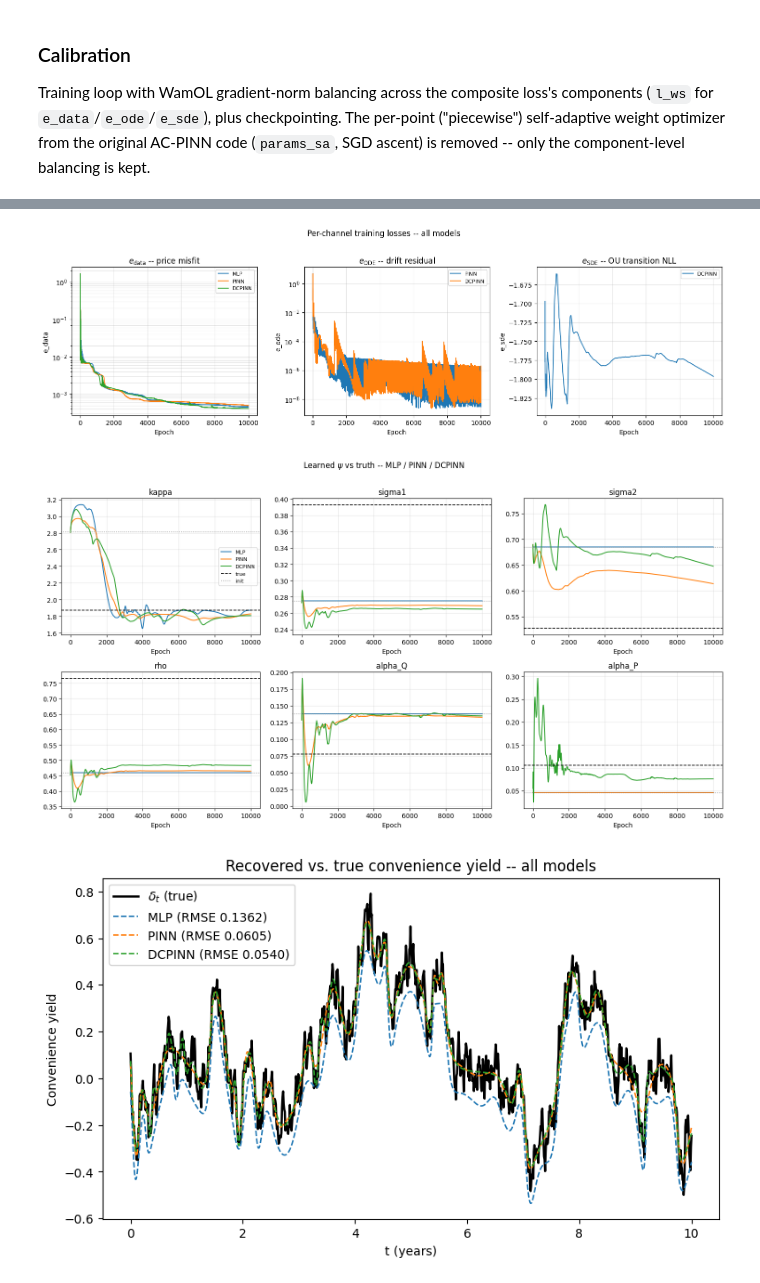
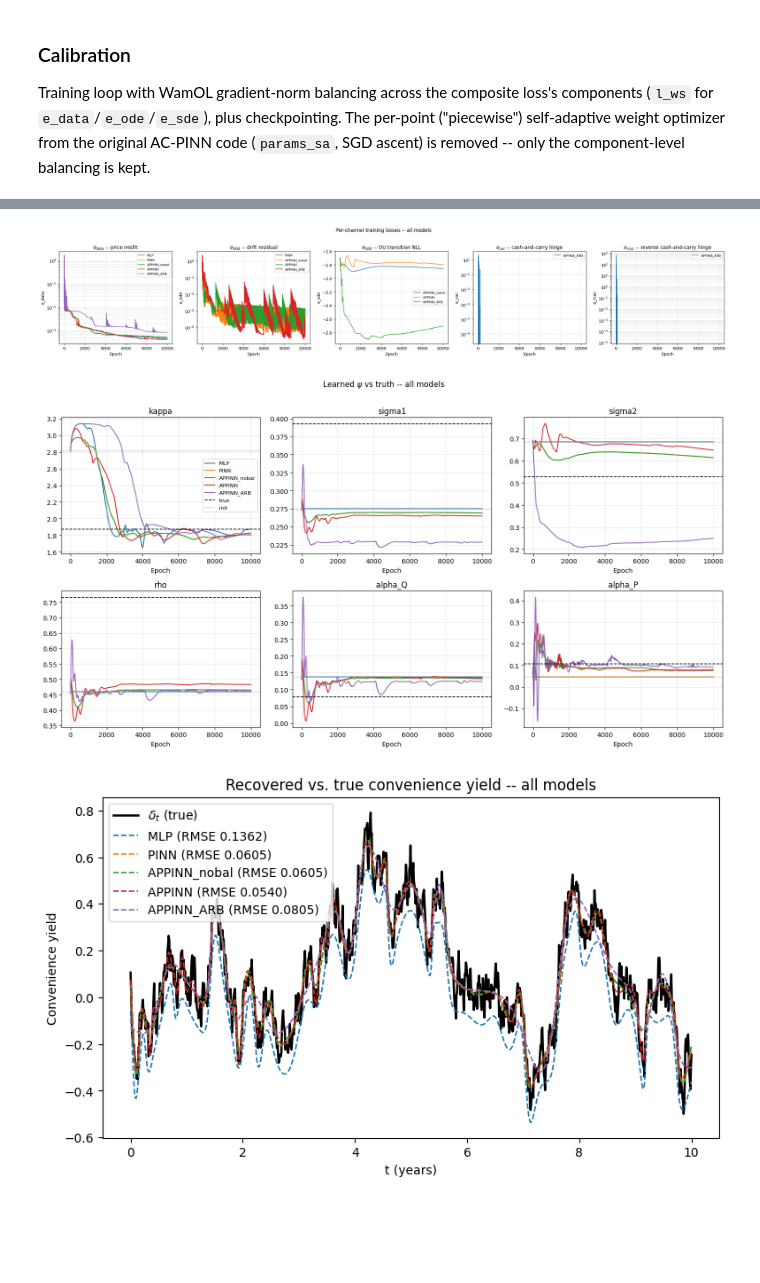
Before and after one commit to Metahemeralism/AP-PEN, a Jupyter notebook: notebooks/PINN_implementation.ipynb, the cells around one changed output, grey strips where cells are left out. Cells and saved outputs as stored; diff of their text form; code cells hidden in the pictures; blank space fills up the shorter version.

```diff
--- a/notebooks/PINN_implementation.ipynb
+++ b/notebooks/PINN_implementation.ipynb
@@ -543,7 +528,8 @@ def make_loss_fn(components):
 loss_fn_lb = {
     "MLP": make_loss_lb(["e_data"]), # data-misfit only
     "PINN": make_loss_lb(["e_data", "e_ode"]), # simple PINN
-    "DCPINN": make_loss_lb(["e_data", "e_ode", "e_sde"]), # full DC-PINN/ AC-PINN extended architecture
+    "APPINN": make_loss_lb(["e_data", "e_ode", "e_sde"]), # full AP-PINN architecture: e_data + e_ode + e_sde
+    "APPINN_ARB": make_loss_lb(["e_data", "e_ode", "e_sde", "e_cac", "e_rcac"]), # + no-arb hinges
 }
 
 loss_fn = {k: make_loss_fn(k) for k in loss_fn_lb}
@@ -778,8 +739,8 @@ DCPINN calibration------>
 # # ...existing code...
 # %%
 # compute summary metrics for each model
-for fns, config in zip([fns_DCPINN],
-                       [config_DCPINN]):
+for fns, config in zip([fns_MLP, fns_PINN, fns_APPINN_nobal, fns_APPINN, fns_APPINN_ARB],
+                       [config_MLP, config_PINN, config_APPINN_nobal, config_APPINN, config_APPINN_ARB]):
     err, metrics = error(fns, data, mesh)
     print(f"Metrics for {run_tag(config)}:")
     for k, v in metrics.items():
@@ -808,8 +782,8 @@ e_true = jnp.mean(nll_v(delta_true[:-1], delta_true[1:], dt,
                         kappa_P, alpha_P, sigma2_P))
 
 print(f"floor (deterministic) {floor:+.4f}   true path {e_true:+.4f}\n")
-for fns, config in zip([fns_DCPINN],
-                       [config_DCPINN]):
+for fns, config in zip([fns_MLP, fns_PINN, fns_APPINN_nobal, fns_APPINN, fns_APPINN_ARB],
+                       [config_MLP, config_PINN, config_APPINN_nobal, config_APPINN, config_APPINN_ARB]):
     _, metrics = error(fns, data, mesh)
     e = metrics['e_sde']
     print(f"{run_tag(config):14s} e_sde {e:+.4f}  retained "
@@ -822,8 +800,8 @@ DCPINN         e_sde -1.7965  retained  46.0%
 y = delta_true
 sy = jnp.std(y)
 
-for fns, config in zip([fns_DCPINN],
-                       [config_DCPINN]):
+for fns, config in zip([fns_MLP, fns_PINN, fns_APPINN_nobal, fns_APPINN, fns_APPINN_ARB],
+                       [config_MLP, config_PINN, config_APPINN_nobal, config_APPINN, config_APPINN_ARB]):
     _, delta_hat_fn, _, _ = fns
     d  = vmap(delta_hat_fn)(t_train)
 
@@ -853,36 +836,32 @@ ORDER = ["kappa", "sigma1", "sigma2", "rho", "alpha_Q", "alpha_P"]
 
 
 def _load_history(tag):
-    # history entries are (epoch, loss, metric, psi_snapshot); psi added when psi
-    # became a learned leaf.
+    # psi_snapshot is history[3], added once psi became a learned leaf
     with open(f'../data/output/results/results_{tag}.pkl', 'rb') as f:
         return pickle.load(f)['history']
 
 
-def plot_training_history_composite(configs, save_path=None):
-    """Per-channel losses (one panel per channel), all models overlaid.
-
-    Plots the UNWEIGHTED per-channel means stored in each run's history (the
-    `metric` dict), not the WamOL-weighted total. A model is drawn in a channel
-    only if it optimises that channel (init_l_ws).
-    """
-    channels = ['e_data', 'e_ode', 'e_sde']
-    yscale = {'e_data': 'log', 'e_ode': 'log', 'e_sde': 'linear'}
+def plot_training_history_composite(configs, histories, save_path=None):
+    """Per-channel losses (unweighted means), one panel per channel, all models overlaid."""
+    channels = ['e_data', 'e_ode', 'e_sde', 'e_cac', 'e_rcac']
+    yscale = {'e_data': 'log', 'e_ode': 'log', 'e_sde': 'linear', 'e_cac': 'log', 'e_rcac': 'log'}
     titles = {
         'e_data': r'$e_{\mathrm{data}}$ -- price misfit',
         'e_ode':  r'$e_{\mathrm{ODE}}$ -- drift residual',
         'e_sde':  r'$e_{\mathrm{SDE}}$ -- OU transition NLL',
+        'e_cac':  r'$e_{\mathrm{cac}}$ -- cash-and-carry hinge',
+        'e_rcac': r'$e_{\mathrm{rcac}}$ -- reverse cash-and-carry hinge',
     }
     runs = {}
     for config in configs:
         tag = run_tag(config)
-        hist = _load_history(tag)
+        hist = histories[tag]
         epochs  = [h[0] for h in hist]
         metrics = [h[2] for h in hist]
-        series  = {k: [float(m[k]) for m in metrics] for k in metrics[0]}
+        series  = {k: [m[k] for m in metrics] for k in metrics[0]}
         runs[tag] = (epochs, series, set(init_l_ws[config.loss_str]))
 
-    fig, axes = plt.subplots(1, len(channels), figsize=(15, 4.5))
+    fig, axes = plt.subplots(1, len(channels), figsize=(24, 4.5))
     for ax, ch in zip(axes, channels):
         for tag, (epochs, series, trained) in runs.items():
             if ch in trained and ch in series:
@@ -896,34 +875,30 @@ def plot_training_history_composite(configs, save_path=None):
     plt.show(); plt.close()
 
 
-def plot_psi_trajectories(configs, save_path=None):
-    """Learned psi vs truth over training, one panel per parameter.
-
-    A trajectory that sits on its (grey) init line is a parameter that model's
-    channels do not identify.
-    """
+def plot_psi_trajectories(configs, histories, save_path=None):
+    """Learned psi vs truth over training, one panel per parameter."""
     fig, axes = plt.subplots(2, 3, figsize=(15, 8))
     for ax, p in zip(axes.ravel(), ORDER):
         for config in configs:
             tag = run_tag(config)
-            hist = _load_history(tag)
+            hist = histories[tag]
             ax.plot([h[0] for h in hist], [h[3][p] for h in hist], lw=1.4, label=tag)
         ax.axhline(PSI_TRUE[p], color='black', ls='--', lw=1.2, label='true')
         ax.axhline(PSI_INIT[p], color='grey', ls=':', lw=1.0, label='init')
         ax.set_title(p); ax.set_xlabel('Epoch'); ax.grid(alpha=0.3)
         if p == ORDER[0]:
             ax.legend(fontsize=8)
-    fig.suptitle(r'Learned $\psi$ vs truth -- MLP / PINN / DCPINN', y=1.01)
+    fig.suptitle(r'Learned $\psi$ vs truth -- all models', y=1.01)
     fig.tight_layout()
     if save_path:
         plt.savefig(save_path, dpi=300, bbox_inches='tight')
     plt.show(); plt.close()
 
 
-def print_psi_table(configs):
+def print_psi_table(configs, histories):
     """Recovered psi vs true/init for each model (final epoch)."""
     tags = [run_tag(c) for c in configs]
-    finals = {tag: _load_history(tag)[-1][3] for tag in tags}
+    finals = {tag: histories[tag][-1][3] for tag in tags}
     head = f"{'param':>8} | {'true':>9} | {'init':>9} | " + " | ".join(f"{t:>9}" for t in tags)
     print(head); print('-' * len(head))
     for p in ORDER:
@@ -950,18 +925,23 @@ def plot_delta_recovery_composite(fns_by_tag, t, delta_true, save_path=None):
 
 os.makedirs('../figures/pinn', exist_ok=True)
 
-configs = [config_MLP, config_PINN, config_DCPINN]
+configs = [config_MLP, config_PINN, config_APPINN_nobal, config_APPINN, config_APPINN_ARB]
 fns_by_tag = {
     run_tag(config_MLP): fns_MLP,
     run_tag(config_PINN): fns_PINN,
-    run_tag(config_DCPINN): fns_DCPINN,
+    run_tag(config_APPINN_nobal): fns_APPINN_nobal,
+    run_tag(config_APPINN): fns_APPINN,
+    run_tag(config_APPINN_ARB): fns_APPINN_ARB,
 }
 
+# load each results pickle exactly once, reused by all three functions below
+histories = {run_tag(c): _load_history(run_tag(c)) for c in configs}
+
 print("Recovered psi vs true/init (final epoch):")
-print_psi_table(configs)
+print_psi_table(configs, histories)
 
-plot_training_history_composite(configs, '../figures/pinn/training_history_composite.png')
-plot_psi_trajectories(configs, '../figures/pinn/psi_trajectories.png')
+plot_training_history_composite(configs, histories, '../figures/pinn/training_history_composite.png')
+plot_psi_trajectories(configs, histories, '../figures/pinn/psi_trajectories.png')
 plot_delta_recovery_composite(fns_by_tag, t_train, delta_true, '../figures/pinn/delta_recovery_composite.png')
 # %% [output]
 Recovered psi vs true/init (final epoch):
@@ -976,3 +956,3 @@ Recovered psi vs true/init (final epoch):
-[figure, old version]
+[figure, new version]
-[figure, old version]
+[figure, new version]
-[figure, old version]
+[figure, new version]
```
Also changed, not shown: parts of 25 cells of this notebook, 4 other files.
